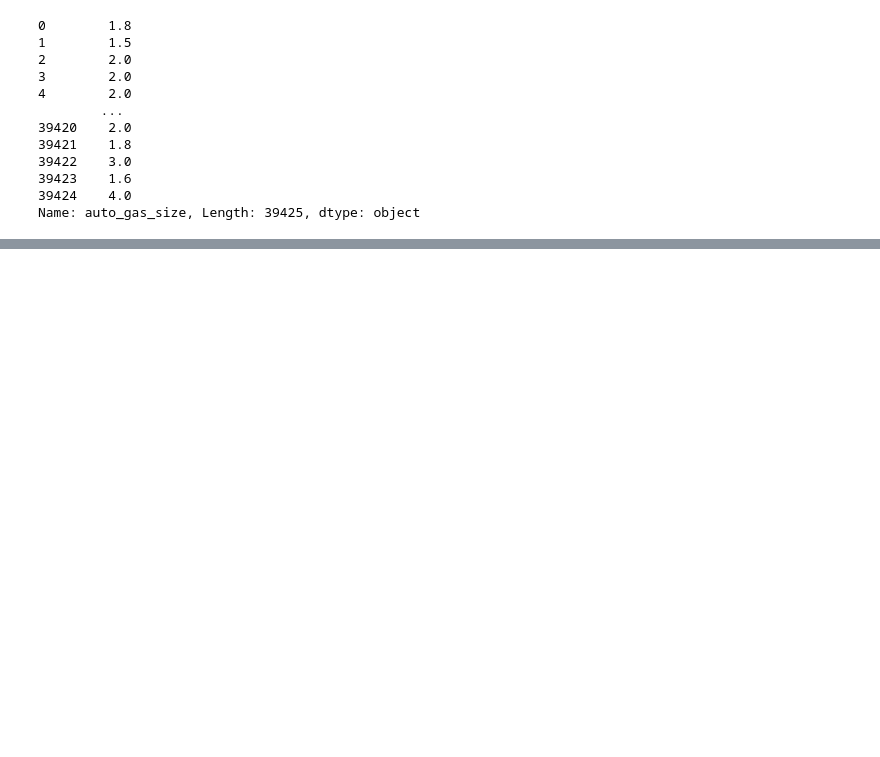
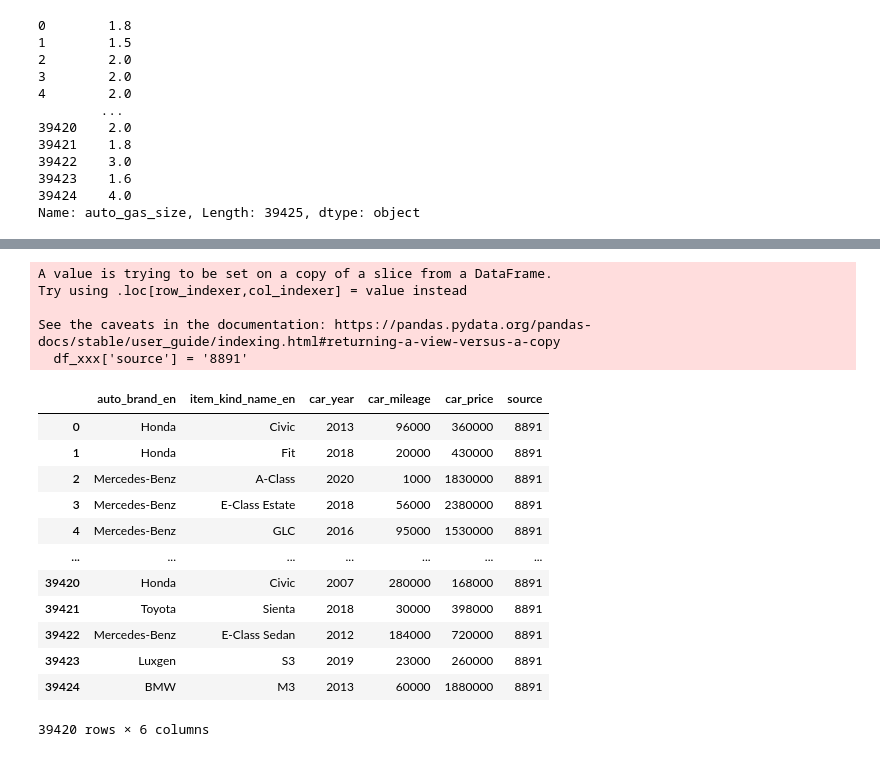
Before and after one commit to lilychen0505/BDSE19_PROJECT, a Jupyter notebook: data_cleaning/data_cleaning_8891.ipynb, the cells around one changed output, grey strips where cells are left out. Drawn from its saved outputs; the diff is of its cells as text; code cells hidden in the pictures; blank space fills up the shorter version.

```diff
--- a/data_cleaning/data_cleaning_8891.ipynb
+++ b/data_cleaning/data_cleaning_8891.ipynb
@@ -343,3 +325,5 @@ df_final[df_final['auto_brand_en'].isna()]
+# %%
+df_final.dropna(subset=['auto_brand_en'], inplace=True)
 # %%
 df_final.dtypes
 # %% [output]
@@ -368,0 +353,26 @@ df_final.reindex(columns=['car_brand','car_model','car_year','car_price','car_mi
+# %%
+df_xxx = df_final[['auto_brand_en','item_kind_name_en','car_year','car_mileage','car_price']]
+# %%
+df_xxx['source'] = '8891'
+# %% [output]
+A value is trying to be set on a copy of a slice from a DataFrame.
+Try using .loc[row_indexer,col_indexer] = value instead
+
+See the caveats in the documentation: https://pandas.pydata.org/pandas-docs/stable/user_guide/indexing.html#returning-a-view-versus-a-copy
+  df_xxx['source'] = '8891'
+# %%
+df_xxx
+# %% [output]
+|  | auto_brand_en | item_kind_name_en | car_year | car_mileage | car_price | source |
+| 0 | Honda | Civic | 2013 | 96000 | 360000 | 8891 |
+| 1 | Honda | Fit | 2018 | 20000 | 430000 | 8891 |
+| 2 | Mercedes-Benz | A-Class | 2020 | 1000 | 1830000 | 8891 |
+| 3 | Mercedes-Benz | E-Class Estate | 2018 | 56000 | 2380000 | 8891 |
+| 4 | Mercedes-Benz | GLC | 2016 | 95000 | 1530000 | 8891 |
+| ... | ... | ... | ... | ... | ... | ... |
+| 39420 | Honda | Civic | 2007 | 280000 | 168000 | 8891 |
+| 39421 | Toyota | Sienta | 2018 | 30000 | 398000 | 8891 |
+| 39422 | Mercedes-Benz | E-Class Sedan | 2012 | 184000 | 720000 | 8891 |
+| 39423 | Luxgen | S3 | 2019 | 23000 | 260000 | 8891 |
+| 39424 | BMW | M3 | 2013 | 60000 | 1880000 | 8891 |
+39420 rows × 6 columns
```
Also changed, not shown: parts of 6 cells of this notebook, 7 other files.
